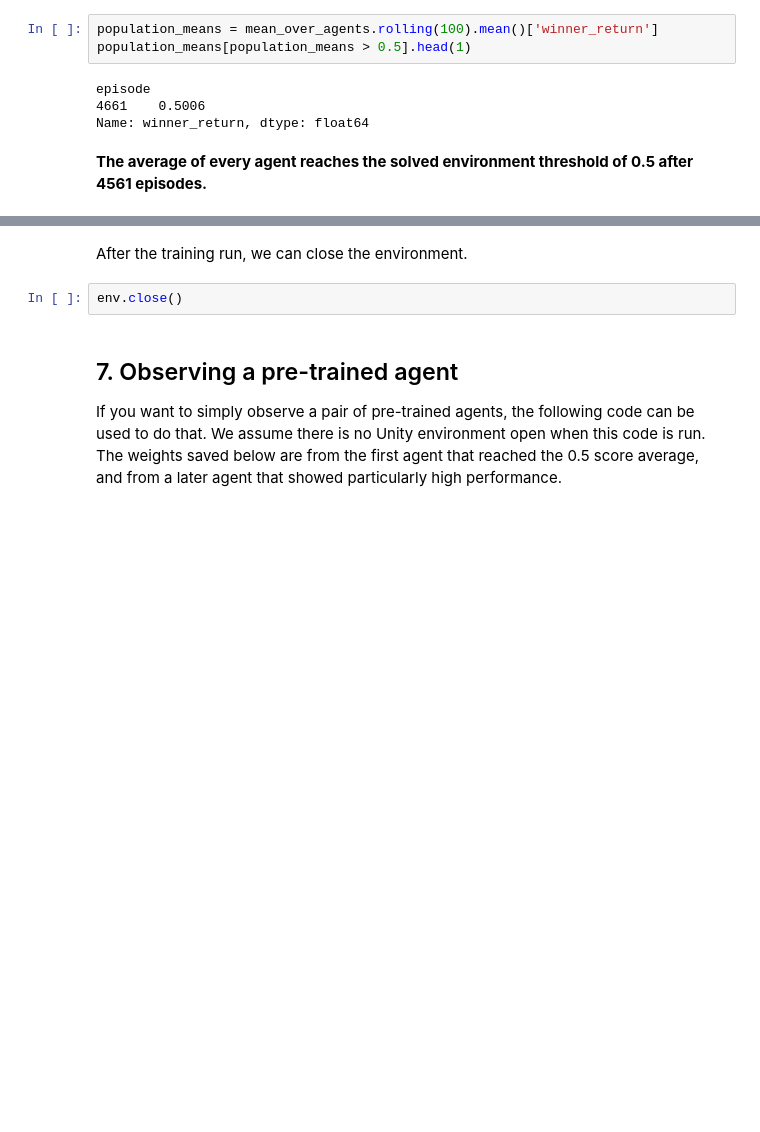
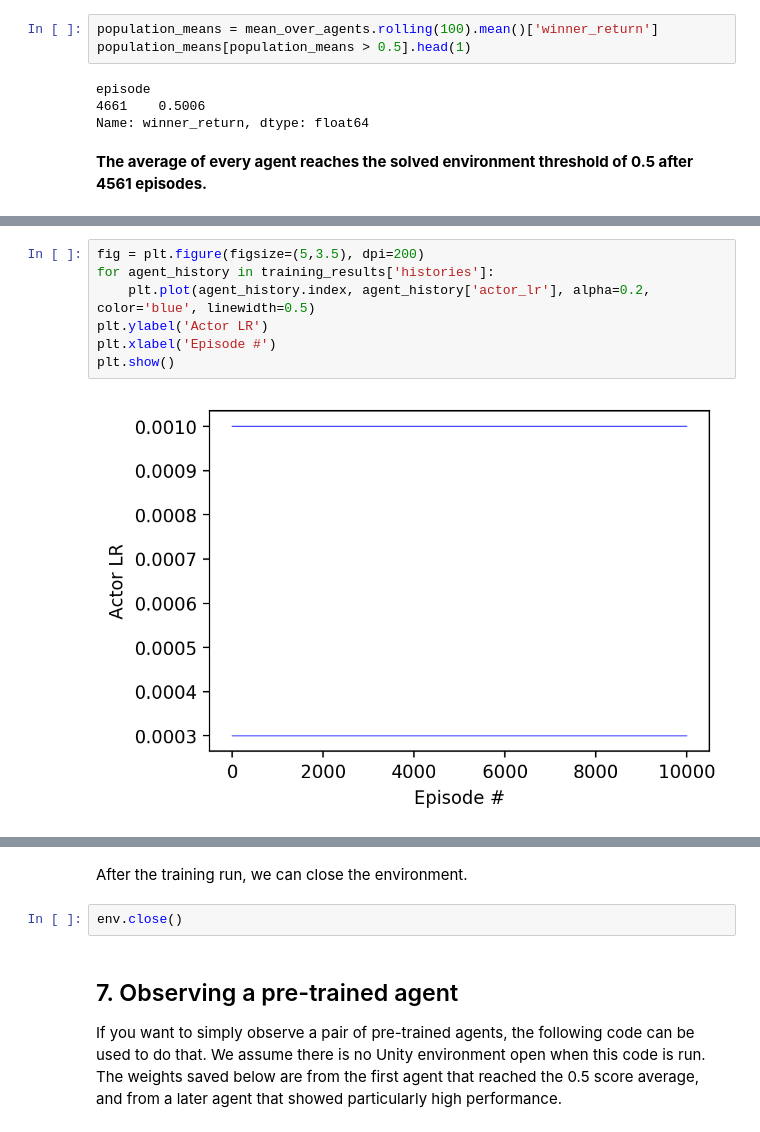
Before and after one commit to heikela/DDPG-Tennis, a Jupyter notebook: Report.ipynb, the cells around one changed output, grey strips where cells are left out. Saved outputs shown, nothing was run; the diff lists cells and outputs as text; blank space fills up the shorter version.

Commit message:
Plot hyperparameter changes made by the population based training algorithm

```diff
--- a/Report.ipynb
+++ b/Report.ipynb
@@ -365,0 +370,9 @@ Name: winner_return, dtype: float64
+# %%
+fig = plt.figure(figsize=(5,3.5), dpi=200)
+for agent_history in training_results['histories']:
+    plt.plot(agent_history.index, agent_history['actor_lr'], alpha=0.2, color='blue', linewidth=0.5)
+plt.ylabel('Actor LR')
+plt.xlabel('Episode #')
+plt.show()
+# %% [output]
+[figure, added]
```
Also changed, not shown: parts of 4 cells of this notebook.
